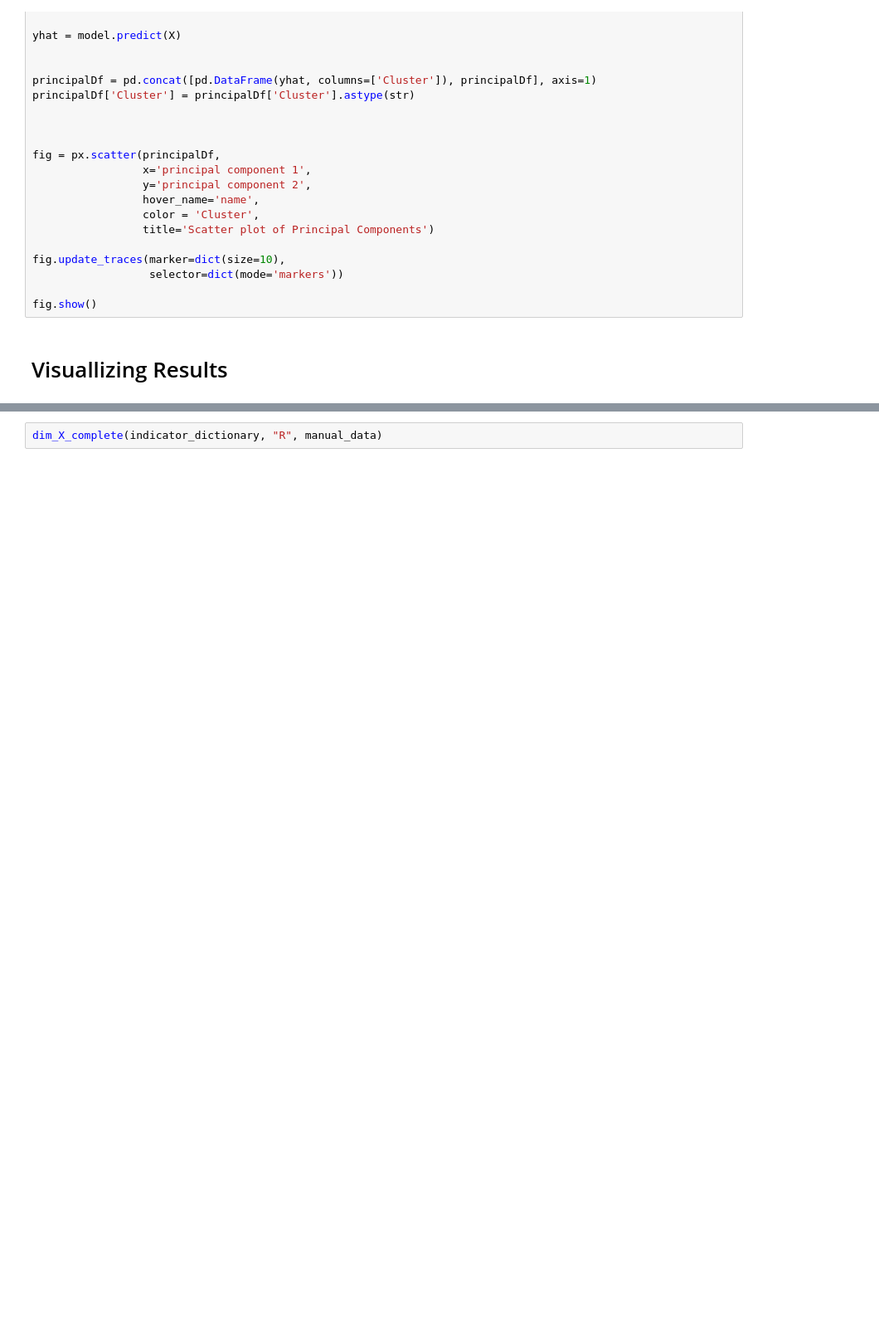
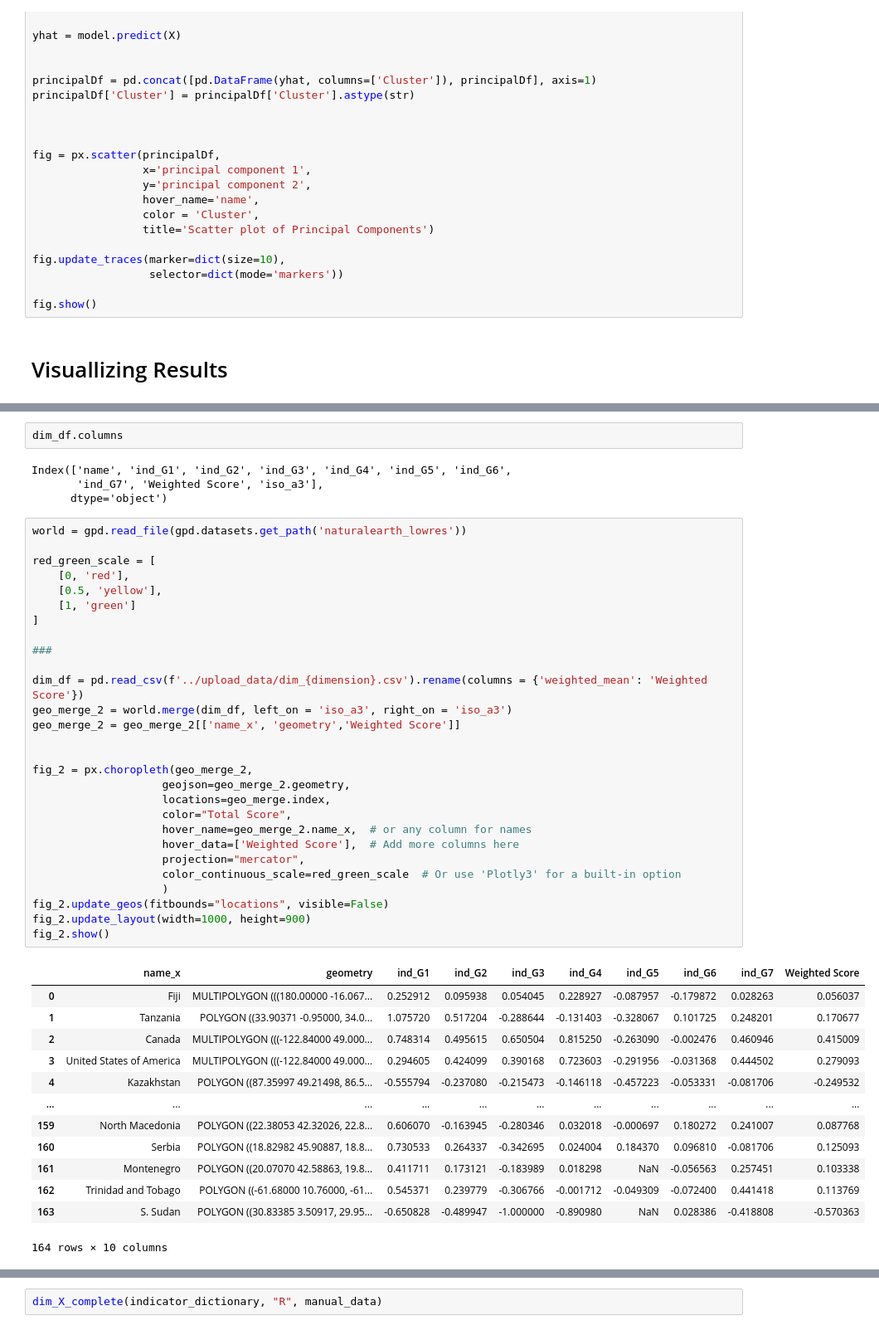
Before and after one commit to Samuel-Drewes/bmz_fragility_monitor, a Jupyter notebook: notebooks/clean_26_03.ipynb, the cells around one changed output, grey strips where cells are left out. Shown: that part at 83% size. Saved outputs shown, nothing was run; the diff lists cells and outputs as text; blank space fills up the shorter version.

Commit message:
single dimension visual

```diff
--- a/notebooks/clean_26_03.ipynb
+++ b/notebooks/clean_26_03.ipynb
@@ -739,0 +723,48 @@ all_the_data_dictionary['G']
+# %%
+dim_df.columns
+# %% [output]
+Index(['name', 'ind_G1', 'ind_G2', 'ind_G3', 'ind_G4', 'ind_G5', 'ind_G6',
+       'ind_G7', 'Weighted Score', 'iso_a3'],
+      dtype='object')
+# %%
+world = gpd.read_file(gpd.datasets.get_path('naturalearth_lowres'))
+
+red_green_scale = [
+    [0, 'red'],
+    [0.5, 'yellow'],
+    [1, 'green']
+]
+
+###
+
+dim_df = pd.read_csv(f'../upload_data/dim_{dimension}.csv').rename(columns = {'weighted_mean': 'Weighted Score'})
+geo_merge_2 = world.merge(dim_df, left_on = 'iso_a3', right_on = 'iso_a3')
+geo_merge_2 = geo_merge_2[['name_x', 'geometry','Weighted Score']]
+
+
+fig_2 = px.choropleth(geo_merge_2,
+                    geojson=geo_merge_2.geometry,
+                    locations=geo_merge.index,
+                    color="Total Score",
+                    hover_name=geo_merge_2.name_x,  # or any column for names
+                    hover_data=['Weighted Score'],  # Add more columns here
+                    projection="mercator",
+                    color_continuous_scale=red_green_scale  # Or use 'Plotly3' for a built-in option
+                    )
+fig_2.update_geos(fitbounds="locations", visible=False)
+fig_2.update_layout(width=1000, height=900)
+fig_2.show()
+# %% [output]
+|  | name_x | geometry | ind_G1 | ind_G2 | ind_G3 | ind_G4 | ind_G5 | ind_G6 | ind_G7 | Weighted Score |
+| 0 | Fiji | MULTIPOLYGON (((180.00000 -16.067... | 0.252912 | 0.095938 | 0.054045 | 0.228927 | -0.087957 | -0.179872 | 0.028263 | 0.056037 |
+| 1 | Tanzania | POLYGON ((33.90371 -0.95000, 34.0... | 1.075720 | 0.517204 | -0.288644 | -0.131403 | -0.328067 | 0.101725 | 0.248201 | 0.170677 |
+| 2 | Canada | MULTIPOLYGON (((-122.84000 49.000... | 0.748314 | 0.495615 | 0.650504 | 0.815250 | -0.263090 | -0.002476 | 0.460946 | 0.415009 |
+| 3 | United States of America | MULTIPOLYGON (((-122.84000 49.000... | 0.294605 | 0.424099 | 0.390168 | 0.723603 | -0.291956 | -0.031368 | 0.444502 | 0.279093 |
+| 4 | Kazakhstan | POLYGON ((87.35997 49.21498, 86.5... | -0.555794 | -0.237080 | -0.215473 | -0.146118 | -0.457223 | -0.053331 | -0.081706 | -0.249532 |
+| ... | ... | ... | ... | ... | ... | ... | ... | ... | ... | ... |
+| 159 | North Macedonia | POLYGON ((22.38053 42.32026, 22.8... | 0.606070 | -0.163945 | -0.280346 | 0.032018 | -0.000697 | 0.180272 | 0.241007 | 0.087768 |
+| 160 | Serbia | POLYGON ((18.82982 45.90887, 18.8... | 0.730533 | 0.264337 | -0.342695 | 0.024004 | 0.184370 | 0.096810 | -0.081706 | 0.125093 |
+| 161 | Montenegro | POLYGON ((20.07070 42.58863, 19.8... | 0.411711 | 0.173121 | -0.183989 | 0.018298 | NaN | -0.056563 | 0.257451 | 0.103338 |
+| 162 | Trinidad and Tobago | POLYGON ((-61.68000 10.76000, -61... | 0.545371 | 0.239779 | -0.306766 | -0.001712 | -0.049309 | -0.072400 | 0.441418 | 0.113769 |
+| 163 | S. Sudan | POLYGON ((30.83385 3.50917, 29.95... | -0.650828 | -0.489947 | -1.000000 | -0.890980 | NaN | 0.028386 | -0.418808 | -0.570363 |
+164 rows × 10 columns
```
Also changed, not shown: parts of 5 cells of this notebook, 1 other file.
